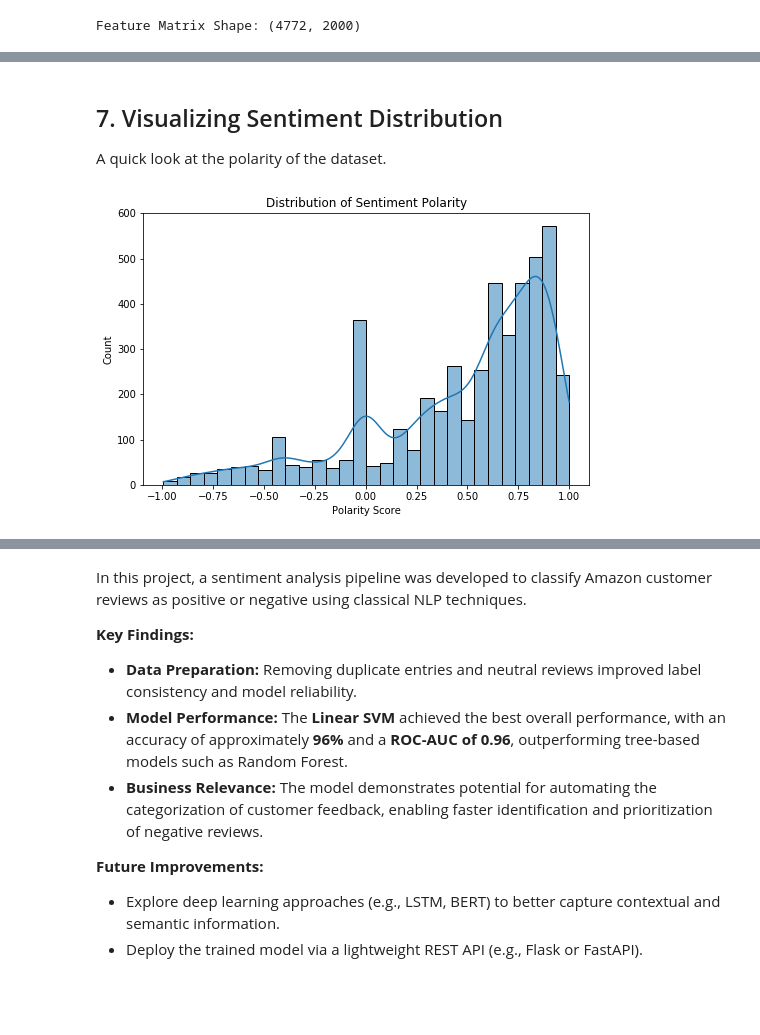
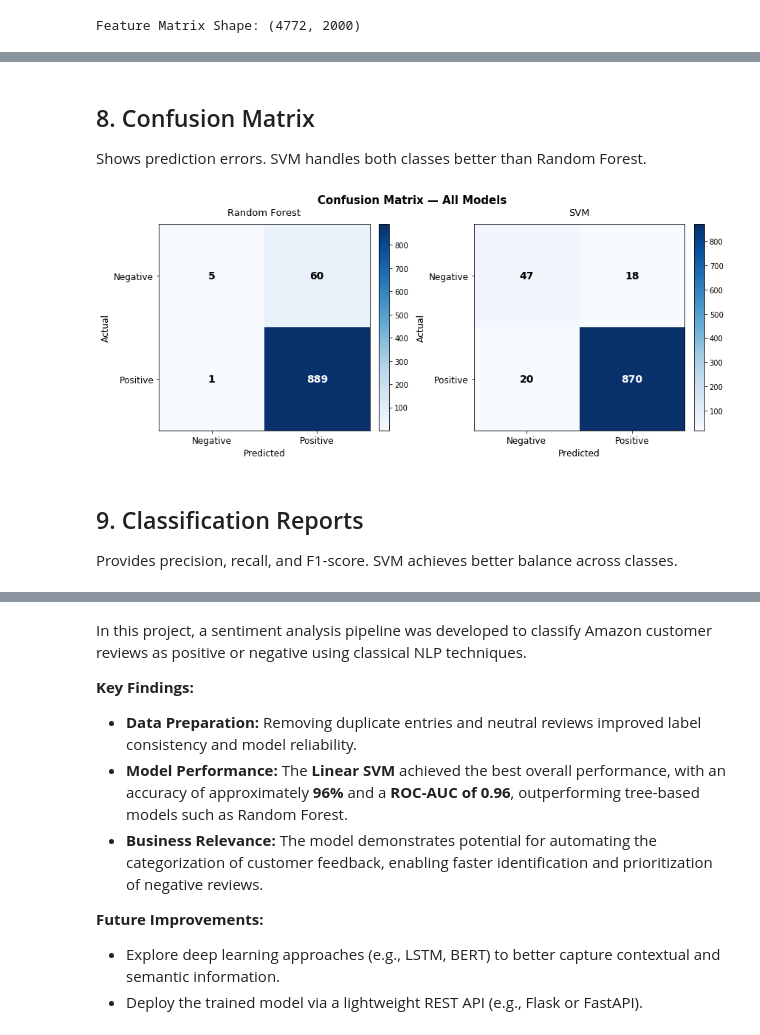
Before and after one commit to ozairshafique/amazon-sentiment-analysis, a Jupyter notebook: notebooks/amazon_sentiment_analysis.ipynb, the cells around one changed output, grey strips where cells are left out. Cells and saved outputs as stored; diff of their text form; code cells hidden in the pictures; blank space fills up the shorter version.

```diff
--- a/notebooks/amazon_sentiment_analysis.ipynb
+++ b/notebooks/amazon_sentiment_analysis.ipynb
@@ -116,7 +120,7 @@ def preprocess_text(text):
     # 1. Lowercase
     text = text.lower()
     # 2. Remove Punctuation and Numbers
-    text = text.replace("\d", "")
+    text = text.replace("\d+", "")
     text = text.replace("[^\w\s]", "")
     # 3. Remove Stopwords
     text = " ".join([word for word in text.split() if word not in sw])
@@ -245,22 +227,46 @@ SVM CV Mean ROC-AUC:   0.958
-# %% [markdown]
-## 7. Visualizing Sentiment Distribution
-A quick look at the polarity of the dataset.
-# %%
-from nltk.sentiment import SentimentIntensityAnalyzer
-sia = SentimentIntensityAnalyzer()
-
-# Calculate polarity just for visualization
-df['polarity'] = df['cleaned_text'].apply(lambda x: sia.polarity_scores(x)['compound'])
-
-plt.figure(figsize=(8,5))
-try:
-    sns.histplot(df['polarity'], bins=30, kde=True)
-except AttributeError:
-    # Fallback for older seaborn versions
-    sns.distplot(df['polarity'], bins=30, kde=True)
-
-plt.title('Distribution of Sentiment Polarity')
-plt.xlabel('Polarity Score')
-plt.show()
-# %% [output]
-[figure, removed]
+# %% [markdown]
+## 8. Confusion Matrix
+Shows prediction errors. SVM handles both classes better than Random Forest.
+# %%
+def plot_confusion_matrix(models, X_test, y_test):
+    n = len(models)
+    fig, axes = plt.subplots(1, n, figsize=(6 * n, 5))
+    fig.patch.set_facecolor('white')
+    if n == 1:
+        axes = [axes]
+
+    for ax, (name, model) in zip(axes, models.items()):
+        cm = confusion_matrix(y_test, model.predict(X_test))
+        thresh = cm.max() / 2
+        ax.set_facecolor('white')
+        im = ax.imshow(cm, interpolation='nearest', cmap='Blues', aspect='auto')
+        fig.colorbar(im, ax=ax, fraction=0.046, pad=0.04)
+
+        for i in range(2):
+            for j in range(2):
+                ax.annotate(str(cm[i, j]), xy=(j, i),
+                            ha='center', va='center', fontsize=14, fontweight='bold',
+                            color='white' if cm[i, j] > thresh else 'black')
+
+        ax.set_xticks([0, 1]); ax.set_yticks([0, 1])
+        ax.set_xticklabels(['Negative', 'Positive'], fontsize=12)
+        ax.set_yticklabels(['Negative', 'Positive'], fontsize=12)
+        ax.tick_params(top=False, bottom=True, labeltop=False, labelbottom=True)
+        ax.set_xlim(-0.5, 1.5); ax.set_ylim(1.5, -0.5)
+        ax.set_xlabel('Predicted', fontsize=12)
+        ax.set_ylabel('Actual', fontsize=12)
+        ax.set_title(name, fontsize=13, pad=12)
+
+    plt.suptitle('Confusion Matrix — All Models', fontsize=15, fontweight='bold', y=1.02)
+    plt.tight_layout()
+    plt.savefig('../images/confusion_matrix.png', dpi=150, bbox_inches='tight')
+    plt.show()
+
+# Plot confusion matrices for both models
+models = {'Random Forest': rf, 'SVM': svc}
+plot_confusion_matrix(models, X_test, y_test)
+# %% [output]
+[figure, added]
+# %% [markdown]
+## 9. Classification Reports
+Provides precision, recall, and F1-score. SVM achieves better balance across classes.
```
Also changed, not shown: parts of 13 cells of this notebook.
